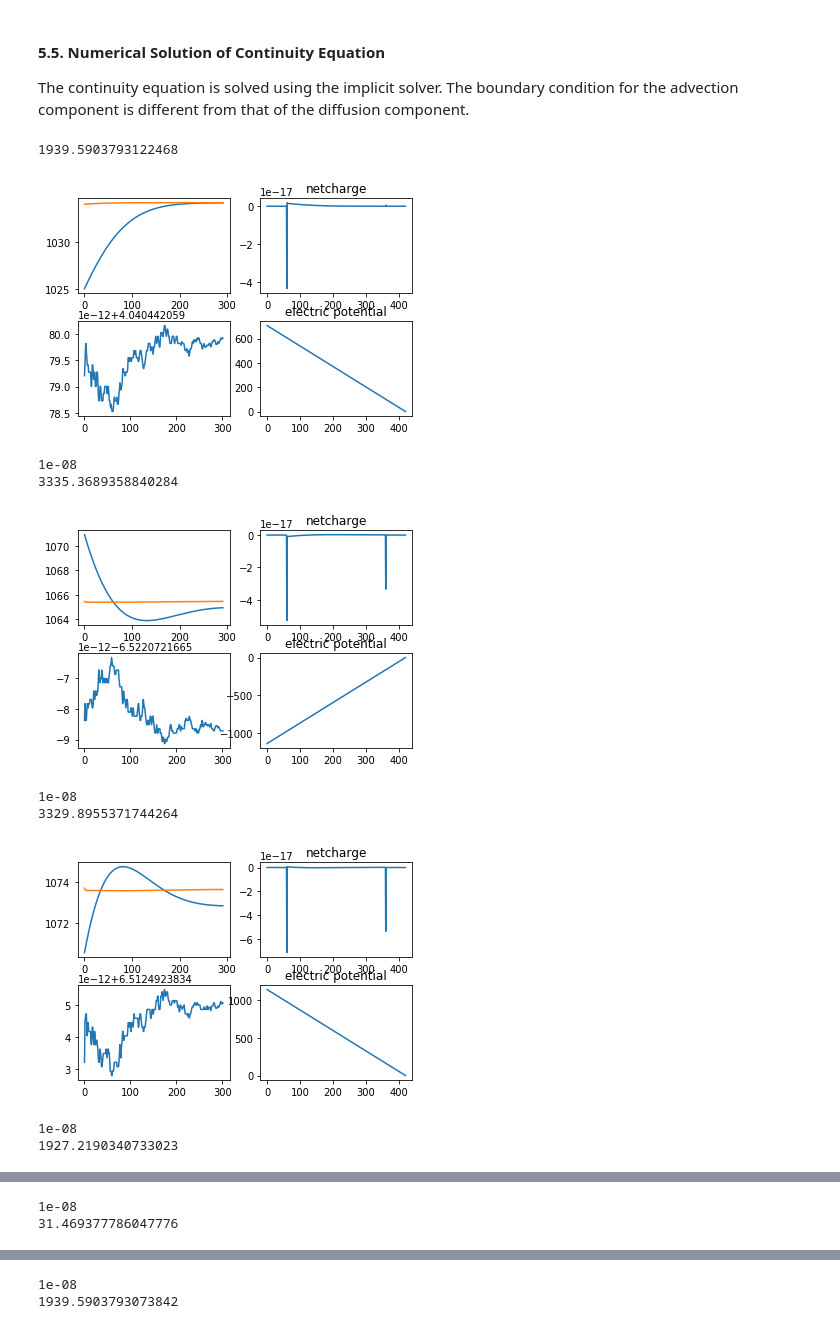
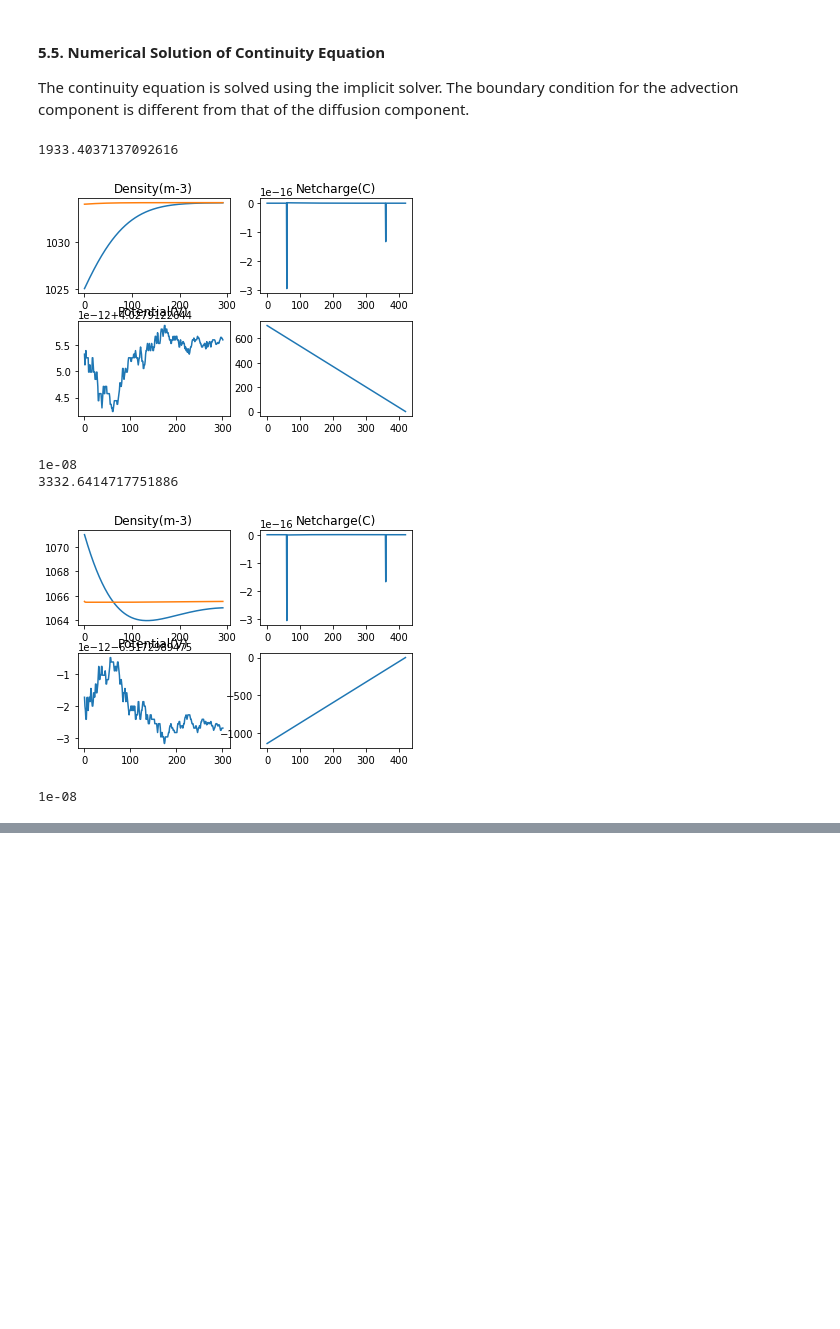
Before and after one commit to gabersyd/PyDBD, a Jupyter notebook: Plasma Notebook.ipynb, the cells around one changed output, grey strips where cells are left out. Cells and saved outputs as stored; diff of their text form; code cells hidden in the pictures; blank space fills up the shorter version.

```diff
--- a/Plasma Notebook.ipynb
+++ b/Plasma Notebook.ipynb
@@ -268,6 +268,10 @@ def tridiagSparse(nxp, k1=-1, k2=0, k3=1):
     b = np.ones(nxp)*(2)
     return sparse.dia_matrix(([a,b,a],[k1,k2,k3]),shape=(nxp,nxp)).tocsc()
 
+def poissonmatrix(nxp, k1=-1, k2=0, k3=1):
+    a = np.ones(nxp)*(2.0)
+    b = np.ones(nxp-1)*(-1)
+    return np.diag(b, k1) + np.diag(a, k2) + np.diag(b, k3)
 # How to solve?
 #--------------------------------------------------------------------------------
 #Maat2=tridiagSparse(ngrid-2)
@@ -280,15 +284,16 @@ This subprogram allows the user to pass the plasma parameters (electron/ion dens
 # %%
 def fourPlots(ones,titleone,two,titletwo,three,titlethree,four,titlefour):
         f, axarr = plt.subplots(2, 2)
+
         for field in ones:
             axarr[0,0].plot(field);
-        #axarr[0,0].set_title(titleone)
+        axarr[0,0].set_title("Density(m-3)")
         axarr[0,1].plot(netcharge)
-        axarr[0,1].set_title(titletwo)
+        axarr[0,1].set_title("Netcharge(C)")
         axarr[1,1].plot(potentl)
-        axarr[1,1].set_title(titlethree)
+        axarr[1,1].set_title("")
         axarr[1,0].plot(efield)
-        axarr[1,0].set_title(titlefour)
+        axarr[1,0].set_title("")
         f.subplots_adjust(hspace=0.3)
         plt.show()
 # %% [markdown]
@@ -323,7 +328,7 @@ oo=1
 tymestep2=0.0
 tyme=0.0
 
-for tymeStep in range(1,numberOfSteps):
+for tymeStep in range(1,2001):
     tyme=tyme+dt
    #poission equation
     #==================================================================================================================
@@ -420,40 +425,36 @@ for tymeStep in range(1,numberOfSteps):
     ndensity[1,-1]=0.5*(ndensity[1,-2]+ndensity[1,-3])+1.*(sig_i_right)/dx
 
     #adaptive time stepping==================================================================
     mobsta=0.5*(mobegrid[1:]+mobegrid[:-1])
     difsta=0.5*(difegrid[1:]+difegrid[:-1])
     eefsta=0.5*(efield[1:]+efield[:-1])/townsendunit
     gstability=max(abs(mobsta*(efield[1:]-efield[:-1])/(dx*townsendunit)+eefsta*(mobegrid[1:]-mobegrid[:-1])/dx+mobsta*eefsta/(2*dx)      +4*difsta/(dx*dx) +(difegrid[1:]-difegrid[:-1])/(dx*dx)))
     dt=10e-9
 
     #printing and saving the data============================================================
     #f = open('finaldata/new.txt', 'ab')
     if (tymeStep % 1000 == 0 ): #and leftPot>1080 ):
         #print (efluxleft,ifluxleft,efluxright,ifluxright)
         print(max(etemperature))
         #print()
         #np.savetxt(f, ndensity[0,:])
         #np.savetxt(f, ndensity[1,:])
         #np.savetxt(f, netcharge)
         #np.savetxt(f, efield)
         #np.savetxt(f, potentl);
         #if (tymeStep % 1000 == 0 ): #and leftPot>1080 ):
         #f.close()
         fourPlots((ndensity[0,5:-5],ndensity[1,5:-5]),'ndensity',netcharge,'netcharge',potentl,'electric potential',efield,'')
 #        print(ndensity[0,:5],ndensity[1,:5])
 #        print(ndensity[0,-5:],ndensity[1,-5:])
         #print('eleft', efluxleft, 'eritht', efluxright, 'ileft', ifluxleft, 'iright', ifluxright)
         #print('eleft', efield[2], 'eritht', efield[-2], 'ileft', efield[2], 'iright', efield[-2])
         #print(ndensity[0,100],ndensity[1,100])
         print(dt)
 # %% [output]
-1939.5903793122468
+1933.4037137092616
-[figure, old version]
+[figure, new version]
 1e-08
-3335.3689358840284
+3332.6414717751886
-[figure, old version]
+[figure, new version]
 1e-08
-3329.8955371744264
-[figure, removed]
-1e-08
-1927.2190340733023
@@ -461,2 +460,0 @@ for tymeStep in range(1,numberOfSteps):
-1e-08
-31.469377786047776
@@ -464,2 +460,0 @@ for tymeStep in range(1,numberOfSteps):
-1e-08
-1939.5903793073842
```
Also changed, not shown: parts of 1 cell of this notebook.
